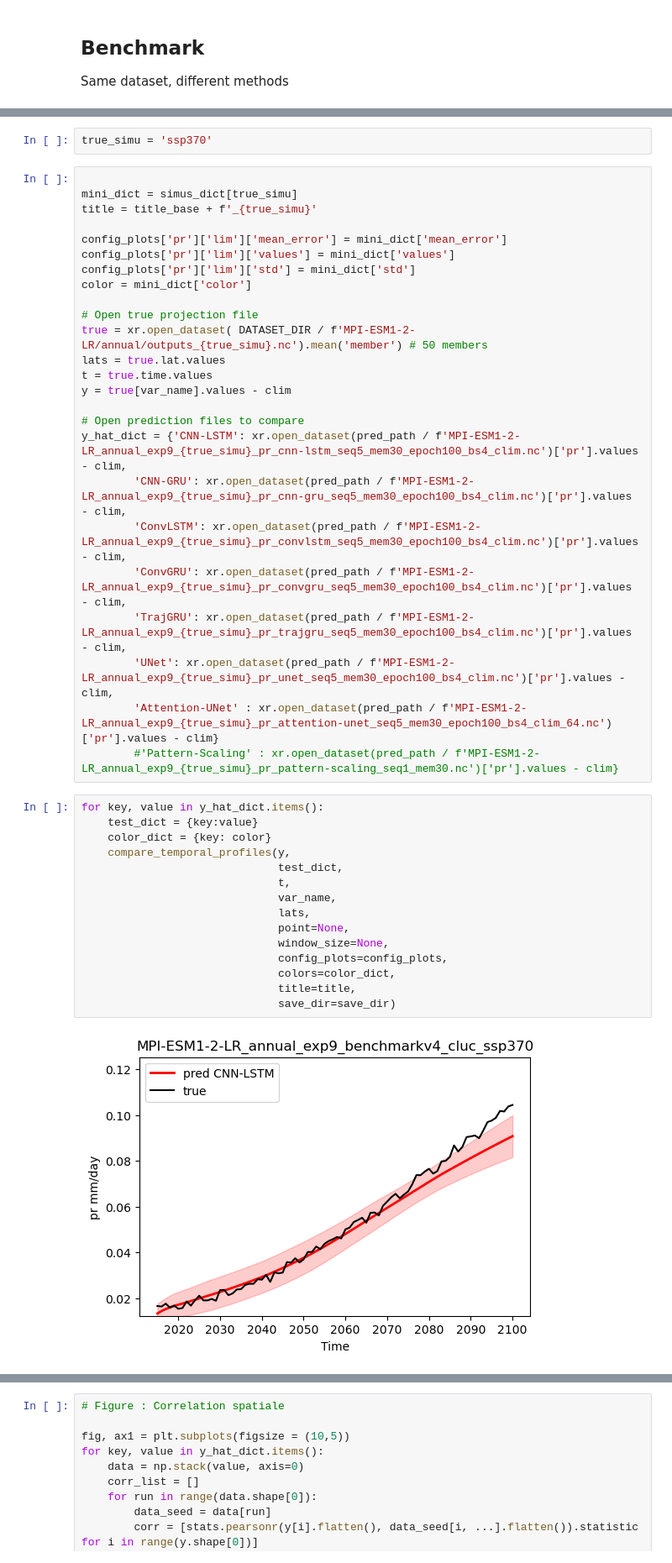
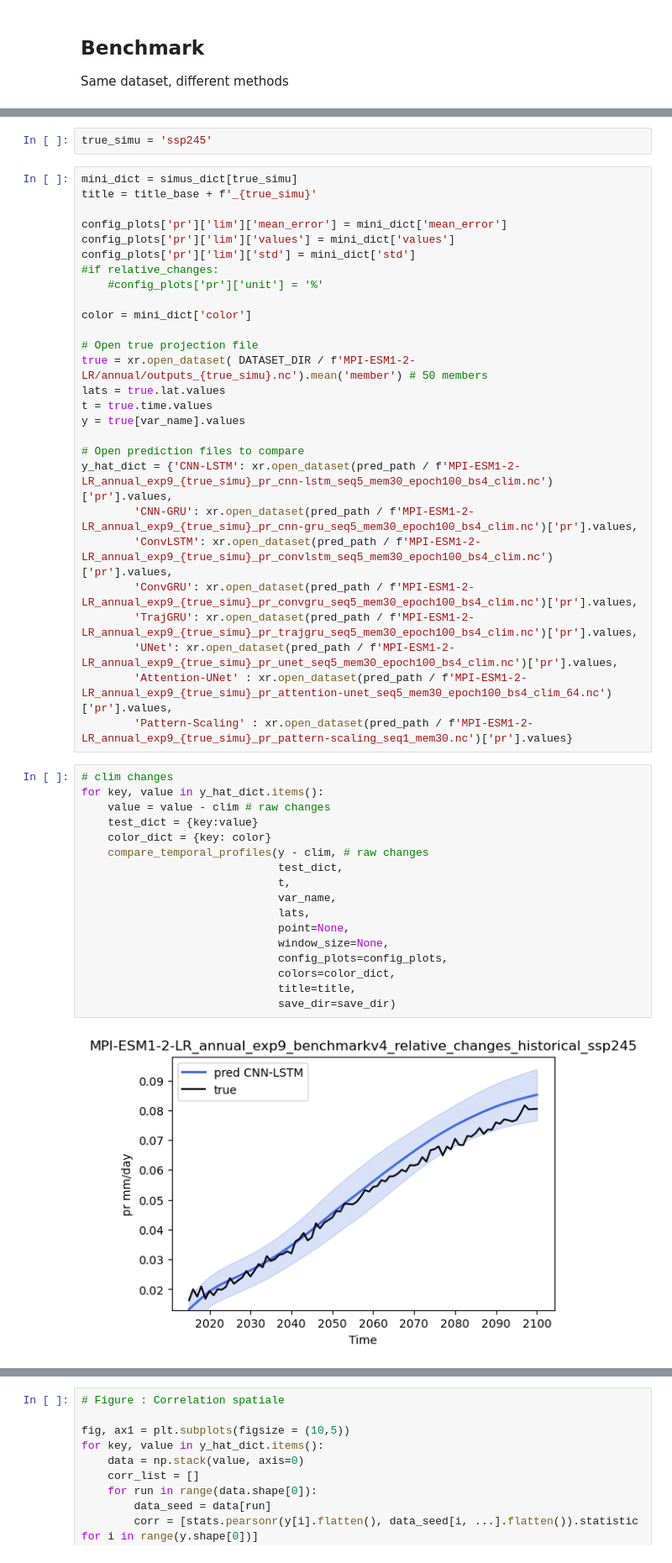
Before and after one commit to zoeleila/scenarIA, a Jupyter notebook: src/plots/benchmark.ipynb, the cells around one changed output, grey strips where cells are left out. Shown at 84% size. Cells and saved outputs as stored; diff of their text form.

```diff
--- a/src/plots/benchmark.ipynb
+++ b/src/plots/benchmark.ipynb
@@ -43,44 +58,48 @@ clim = clim.sel(time=slice('1850-01-01', '2250-12-31')).mean('time')[var_name].v
 # %%
-true_simu = 'ssp370'
+true_simu = 'ssp245'
 # %%
-
 mini_dict = simus_dict[true_simu]
 title = title_base + f'_{true_simu}'
 
 config_plots['pr']['lim']['mean_error'] = mini_dict['mean_error']
 config_plots['pr']['lim']['values'] = mini_dict['values']
 config_plots['pr']['lim']['std'] = mini_dict['std']
+#if relative_changes:
+    #config_plots['pr']['unit'] = '%'
+
 color = mini_dict['color']
 
 # Open true projection file
 true = xr.open_dataset( DATASET_DIR / f'MPI-ESM1-2-LR/annual/outputs_{true_simu}.nc').mean('member') # 50 members
 lats = true.lat.values
 t = true.time.values
-y = true[var_name].values - clim
+y = true[var_name].values
 
 # Open prediction files to compare
-y_hat_dict = {'CNN-LSTM': xr.open_dataset(pred_path / f'MPI-ESM1-2-LR_annual_exp9_{true_simu}_pr_cnn-lstm_seq5_mem30_epoch100_bs4_clim.nc')['pr'].values - clim,
-        'CNN-GRU': xr.open_dataset(pred_path / f'MPI-ESM1-2-LR_annual_exp9_{true_simu}_pr_cnn-gru_seq5_mem30_epoch100_bs4_clim.nc')['pr'].values - clim,
-        'ConvLSTM': xr.open_dataset(pred_path / f'MPI-ESM1-2-LR_annual_exp9_{true_simu}_pr_convlstm_seq5_mem30_epoch100_bs4_clim.nc')['pr'].values - clim,
-        'ConvGRU': xr.open_dataset(pred_path / f'MPI-ESM1-2-LR_annual_exp9_{true_simu}_pr_convgru_seq5_mem30_epoch100_bs4_clim.nc')['pr'].values - clim,
-        'TrajGRU': xr.open_dataset(pred_path / f'MPI-ESM1-2-LR_annual_exp9_{true_simu}_pr_trajgru_seq5_mem30_epoch100_bs4_clim.nc')['pr'].values - clim,
-        'UNet': xr.open_dataset(pred_path / f'MPI-ESM1-2-LR_annual_exp9_{true_simu}_pr_unet_seq5_mem30_epoch100_bs4_clim.nc')['pr'].values - clim,
-        'Attention-UNet' : xr.open_dataset(pred_path / f'MPI-ESM1-2-LR_annual_exp9_{true_simu}_pr_attention-unet_seq5_mem30_epoch100_bs4_clim_64.nc')['pr'].values - clim}
-        #'Pattern-Scaling' : xr.open_dataset(pred_path / f'MPI-ESM1-2-LR_annual_exp9_{true_simu}_pr_pattern-scaling_seq1_mem30.nc')['pr'].values - clim}
+y_hat_dict = {'CNN-LSTM': xr.open_dataset(pred_path / f'MPI-ESM1-2-LR_annual_exp9_{true_simu}_pr_cnn-lstm_seq5_mem30_epoch100_bs4_clim.nc')['pr'].values,
+        'CNN-GRU': xr.open_dataset(pred_path / f'MPI-ESM1-2-LR_annual_exp9_{true_simu}_pr_cnn-gru_seq5_mem30_epoch100_bs4_clim.nc')['pr'].values,
+        'ConvLSTM': xr.open_dataset(pred_path / f'MPI-ESM1-2-LR_annual_exp9_{true_simu}_pr_convlstm_seq5_mem30_epoch100_bs4_clim.nc')['pr'].values,
+        'ConvGRU': xr.open_dataset(pred_path / f'MPI-ESM1-2-LR_annual_exp9_{true_simu}_pr_convgru_seq5_mem30_epoch100_bs4_clim.nc')['pr'].values,
+        'TrajGRU': xr.open_dataset(pred_path / f'MPI-ESM1-2-LR_annual_exp9_{true_simu}_pr_trajgru_seq5_mem30_epoch100_bs4_clim.nc')['pr'].values,
+        'UNet': xr.open_dataset(pred_path / f'MPI-ESM1-2-LR_annual_exp9_{true_simu}_pr_unet_seq5_mem30_epoch100_bs4_clim.nc')['pr'].values,
+        'Attention-UNet' : xr.open_dataset(pred_path / f'MPI-ESM1-2-LR_annual_exp9_{true_simu}_pr_attention-unet_seq5_mem30_epoch100_bs4_clim_64.nc')['pr'].values,
+        'Pattern-Scaling' : xr.open_dataset(pred_path / f'MPI-ESM1-2-LR_annual_exp9_{true_simu}_pr_pattern-scaling_seq1_mem30.nc')['pr'].values}
 # %%
+# clim changes
 for key, value in y_hat_dict.items():
+    value = value - clim # raw changes
     test_dict = {key:value}
     color_dict = {key: color}
-    compare_temporal_profiles(y,
+    compare_temporal_profiles(y - clim, # raw changes
                               test_dict,
                               t,
                               var_name,
                               lats,
                               point=None,
                               window_size=None,
                               config_plots=config_plots,
                               colors=color_dict,
                               title=title,
                               save_dir=save_dir)
 # %% [output]
-[figure, old version]
+[figure, new version]
```
Also changed, not shown: parts of 5 cells of this notebook, 13 other files.
